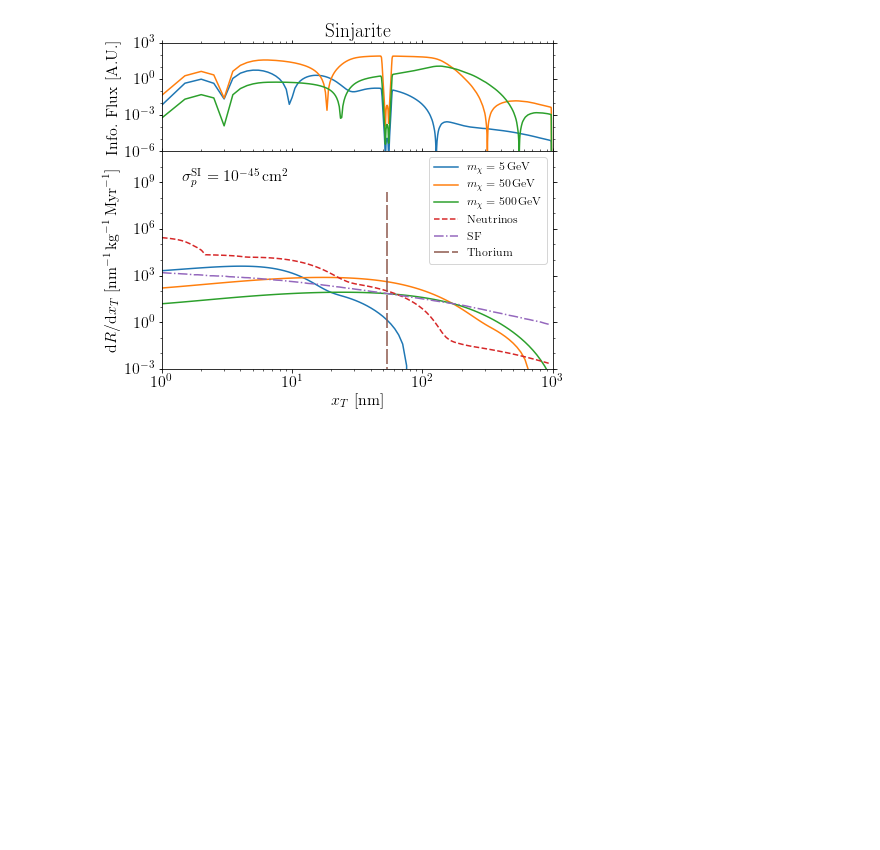
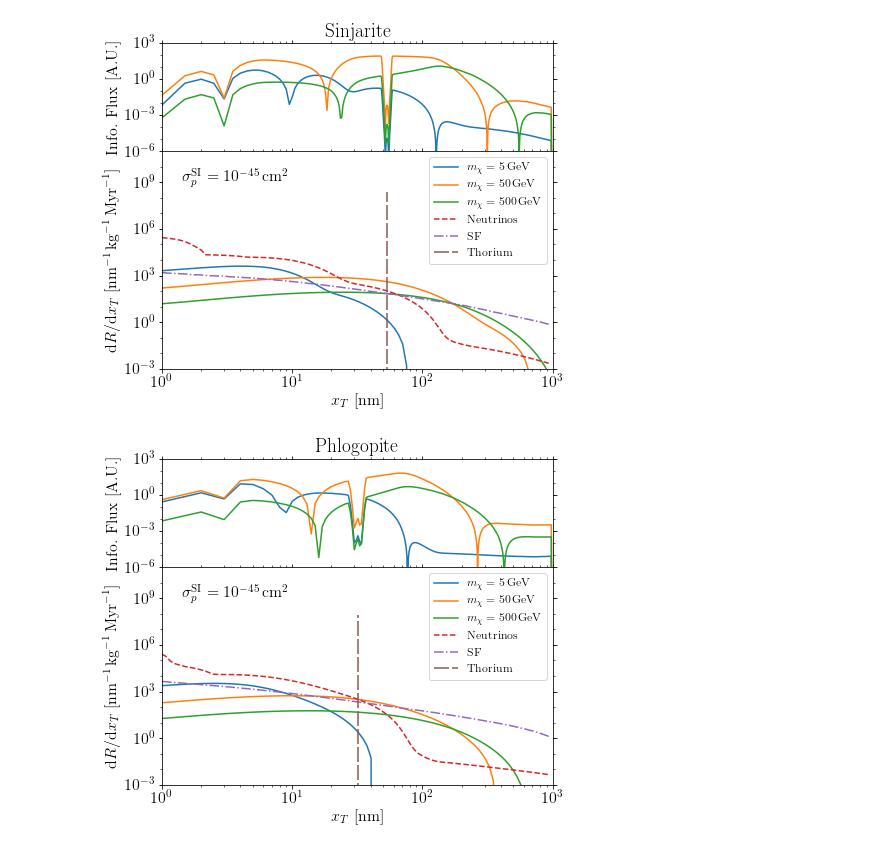
Before and after one commit to tedwards2412/paleo_detectors, a Jupyter notebook: Notebooks/PlotSpectra.ipynb, the cells around one changed output. Drawn from its saved outputs; the diff is of its cells as text; code cells hidden in the pictures; blank space fills up the shorter version.

```diff
--- a/Notebooks/PlotSpectra.ipynb
+++ b/Notebooks/PlotSpectra.ipynb
@@ -300,3 +291,8 @@ Catching some SwordFish with Sinjarite...
 ...done.
 Catching some SwordFish with Olivine...
 ...done.
+# %%
+print("Catching some SwordFish with Phlogopite...")
+SF_Phlo_1nm = MakeSF(Phlo, 1.0, 1.0)
+SF_Phlo_15nm = MakeSF(Phlo, 15.0, 100.0)
+print("...done.")
@@ -330,7 +334,7 @@ def PlotSpectrumAndIF(mineral, sigma_x, exposure, SF, flux):
     ax1.set_yscale("log")
 
     for i in range(3):
-        ax1.plot(paleopy.calcBins(sigma_x/2)[:-1] + sigma_x/4, flux[i])
+        ax1.plot(paleopy.calcBins(sigma_x)[:-1] + sigma_x/2, flux[i])
 
     ax1.set_ylabel("Info. Flux [A.U.]")
     ax1.set_ylim(1e-6, 1e3)
@@ -421,3 +425,8 @@ IF_Sinj = [GetInformationFlux(Sinj, mx, 1.0, 1.0, SF_Sinj_1nm) for mx in mlist_1
 PlotSpectrumAndIF(Sinj, 1.0, 1.0, SF_Sinj_1nm, IF_Sinj)
 # %% [output]
 [figure]
+# %%
+IF_Phlo = [GetInformationFlux(Phlo, mx, 1.0, 1.0, SF_Phlo_1nm) for mx in mlist_1]
+PlotSpectrumAndIF(Phlo, 1.0, 1.0, SF_Phlo_1nm, IF_Phlo)
+# %% [output]
+[figure, added]
```
Also changed, not shown: parts of 6 cells of this notebook, 3 other files.
